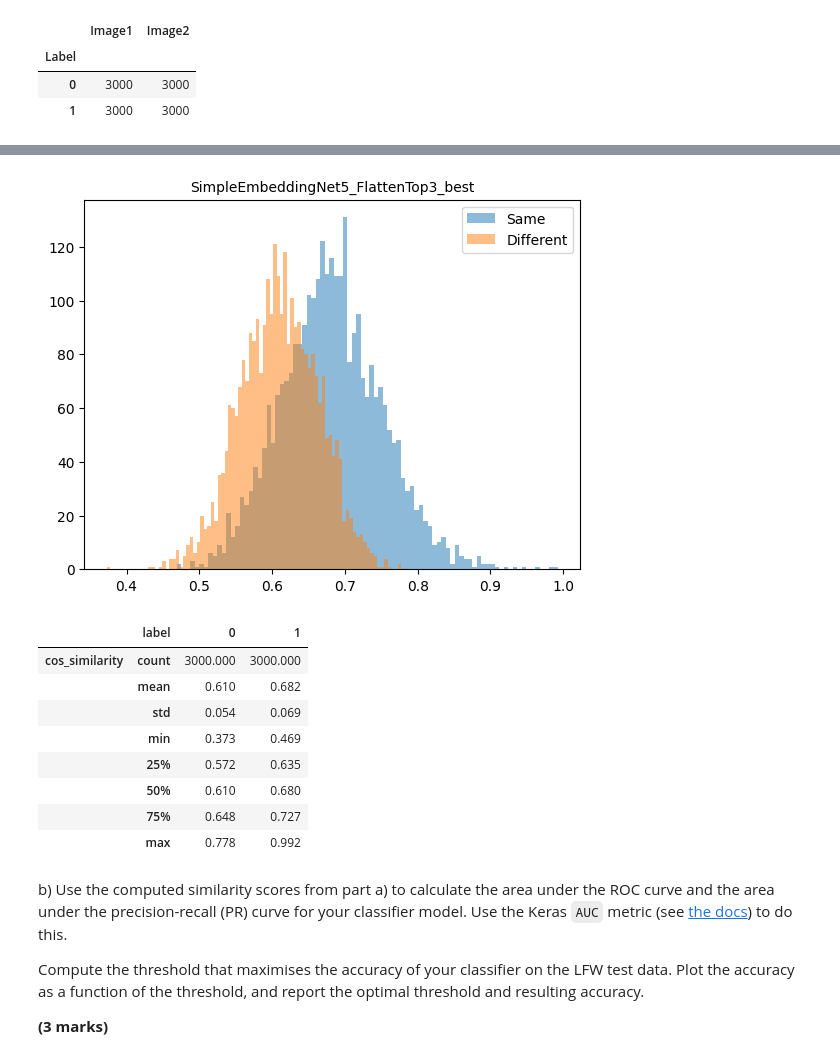
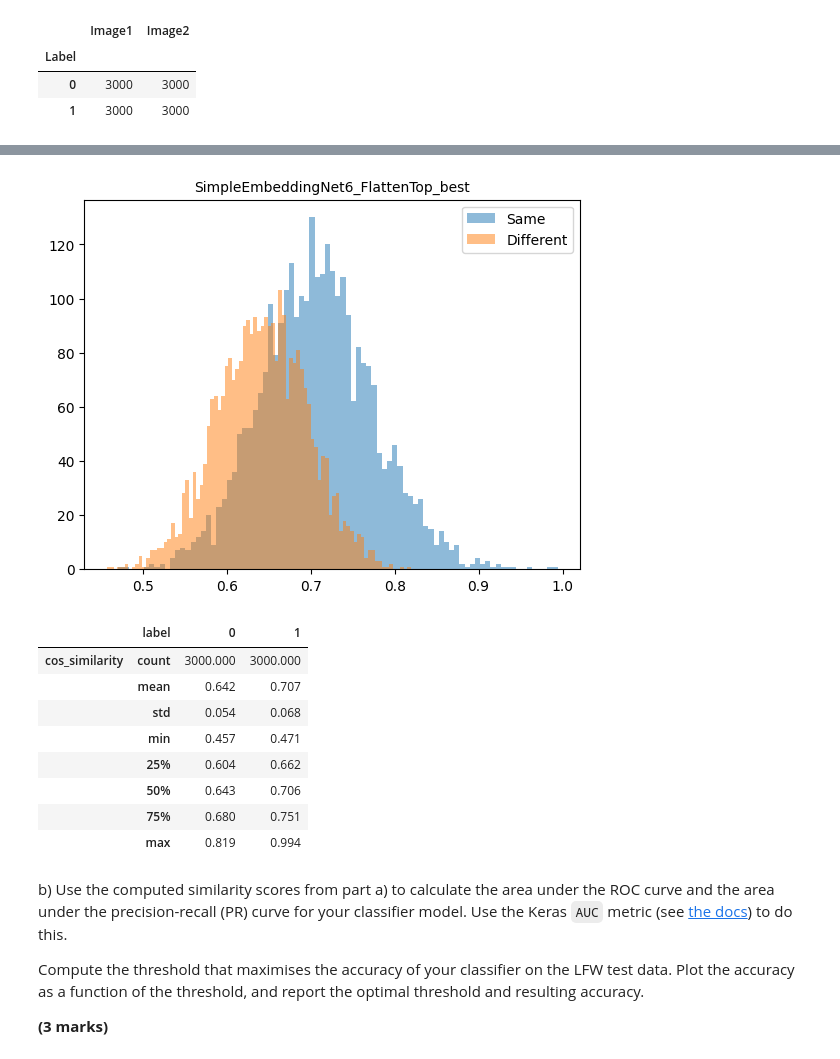
Before and after one commit to ariana-ch/cw1, a Jupyter notebook: CW1/deep_learning_CW1.ipynb, the cells around one changed output, grey strips where cells are left out. Saved outputs shown, nothing was run; the diff lists cells and outputs as text; code cells hidden in the pictures.

```diff
--- a/CW1/deep_learning_CW1.ipynb
+++ b/CW1/deep_learning_CW1.ipynb
@@ -2532,7 +2532,7 @@ def plot_lfiw_cosine_similarities(df, model_name):
 # %%
 batch = next(iter(lfiw_dl))
 # %%
-name, model = get_best_model()
+name, model = get_simple_embedding_6_flat_top(True)
 # name, model = get_simple_embedding_6_flat_top(False)
 # model.load_weights('models_backup/SimpleEmbeddingNetV2_6_FlattenTop.weights.h5')
 df = get_lfiw_cosine_similarities(model=model, dataloader=None, batch=batch)
@@ -2542,16 +2542,16 @@ plot_lfiw_cosine_similarities(df, name)
-[figure, old version]
+[figure, new version]
 # %%
 df.groupby(['label']).describe().T.round(3)
 # %% [output]
 |  | label | 0 | 1 |
 | cos_similarity | count | 3000.000 | 3000.000 |
-|  | mean | 0.610 | 0.682 |
-|  | std | 0.054 | 0.069 |
-|  | min | 0.373 | 0.469 |
-|  | 25% | 0.572 | 0.635 |
-|  | 50% | 0.610 | 0.680 |
-|  | 75% | 0.648 | 0.727 |
-|  | max | 0.778 | 0.992 |
+|  | mean | 0.642 | 0.707 |
+|  | std | 0.054 | 0.068 |
+|  | min | 0.457 | 0.471 |
+|  | 25% | 0.604 | 0.662 |
+|  | 50% | 0.643 | 0.706 |
+|  | 75% | 0.680 | 0.751 |
+|  | max | 0.819 | 0.994 |
 # %% [markdown]
 b) Use the computed similarity scores from part a) to calculate the area under the ROC curve and the area under the precision-recall (PR) curve for your classifier model. Use the Keras `AUC` metric (see [the docs](https://keras.io/api/metrics/classification_metrics/#auc-class)) to do this.
 
```
Also changed, not shown: parts of 5 cells of this notebook, 3 other files.
